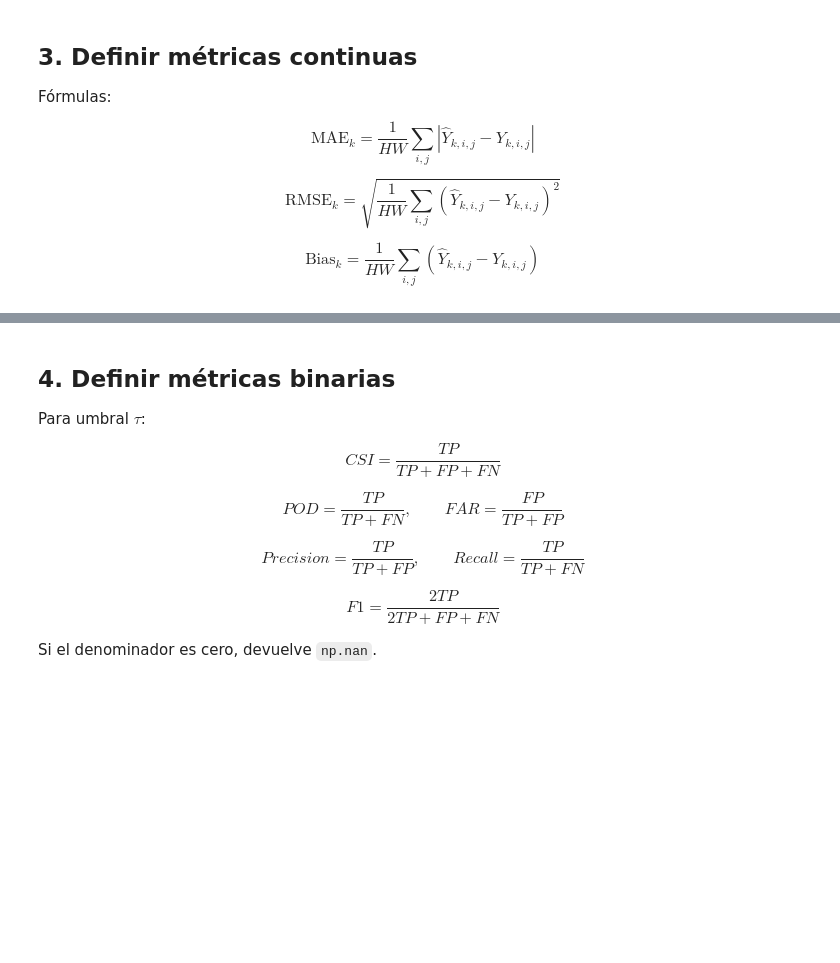
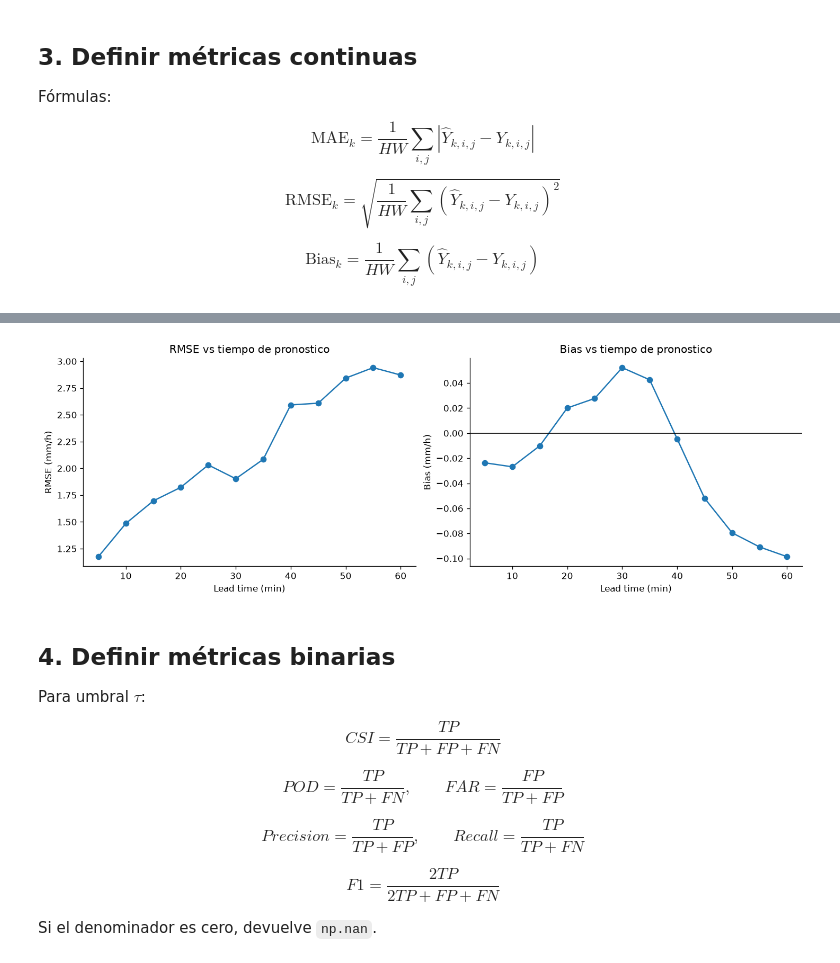
Before and after one commit to LopeviaKoby/S04-nowcasting-course-lab, a Jupyter notebook: notebooks/tarea_01_nowcasting_metricas.ipynb, the cells around one changed output, grey strips where cells are left out. Saved outputs shown, nothing was run; the diff lists cells and outputs as text; code cells hidden in the pictures; blank space fills up the shorter version.

```diff
--- a/notebooks/tarea_01_nowcasting_metricas.ipynb
+++ b/notebooks/tarea_01_nowcasting_metricas.ipynb
@@ -81,25 +91,30 @@ $$
 $$
 # %%
 def safe_pearson_student(x, y):
-    """TODO: correlación de Pearson segura para dos campos 2D."""
-    # Pistas:
-    # 1. Convierte x e y a vectores con .ravel()
-    # 2. Elimina valores no finitos con np.isfinite
-    # 3. Si alguno tiene desviación estándar cero, devuelve np.nan
-    # 4. Usa np.corrcoef(x, y)[0, 1]
-    raise NotImplementedError("Completa safe_pearson_student")
+    """Correlación de Pearson segura para dos campos 2D."""
+    x = np.asarray(x, dtype=np.float64).ravel()
+    y = np.asarray(y, dtype=np.float64).ravel()
+    valid = np.isfinite(x) & np.isfinite(y)
+    x = x[valid]
+    y = y[valid]
+    if x.size < 2 or np.std(x) == 0 or np.std(y) == 0:
+        return np.nan
+    return float(np.corrcoef(x, y)[0, 1])
 
 
 def compute_continuous_metrics(pred, target):
-    """TODO: devuelve DataFrame con lead_min, MAE, RMSE, Bias, Pearson_r."""
+    """Devuelve DataFrame con lead_min, MAE, RMSE, Bias, Pearson_r."""
     rows = []
     for i, lead in enumerate(LEAD_MINUTES):
-        # TODO: error = pred[i] - target[i]
-        # TODO: calcular MAE, RMSE, Bias, Pearson_r
-        # TODO: append de un diccionario a rows
-        raise NotImplementedError("Completa compute_continuous_metrics")
+        error = pred[i] - target[i]
+        rows.append({
+            "lead_min": int(lead),
+            "MAE": float(np.nanmean(np.abs(error))),
+            "RMSE": float(np.sqrt(np.nanmean(error**2))),
+            "Bias": float(np.nanmean(error)),
+            "Pearson_r": safe_pearson_student(pred[i], target[i]),
+        })
     return pd.DataFrame(rows)
 # %%
-# Cuando completes la función, descomenta:
-# continuous_student = compute_continuous_metrics(prediction, target)
-# continuous_student
+continuous_student = compute_continuous_metrics(prediction, target)
+continuous_student
@@ -106,7 +135,8 @@ def compute_continuous_metrics(pred, target):
 # %%
-# Cuando tengas continuous_student:
-# fig = plot_rmse_bias(continuous_student)
-# plt.show()
+fig = plot_rmse_bias(continuous_student)
+plt.show()
+# %% [output]
+[figure, added]
 # %% [markdown]
 ## 4. Definir métricas binarias
 
```
Also changed, not shown: parts of 16 cells of this notebook, 3 other files.
